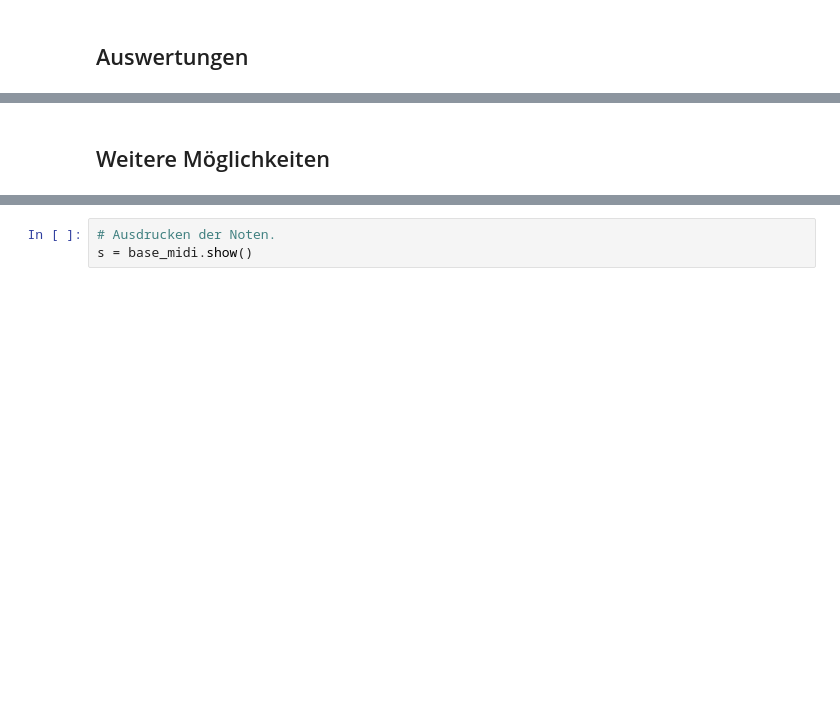
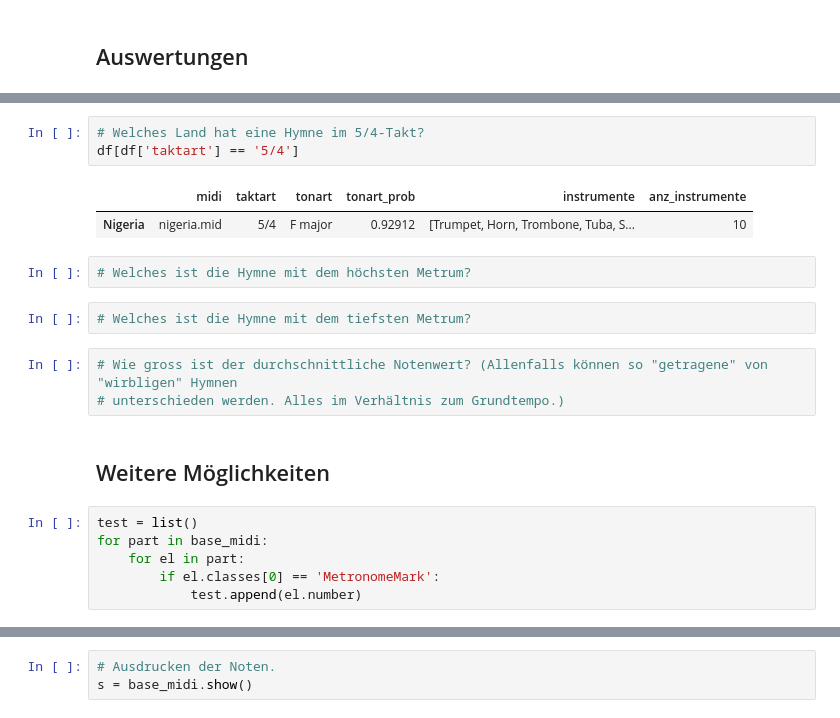
Before and after one commit to tamedia-ddj/2019-07_nationalhymnen, a Jupyter notebook: 2_nationalhymnen_musikanalyse.ipynb, the cells around one changed output, grey strips where cells are left out. Drawn from its saved outputs; the diff is of its cells as text; blank space fills up the shorter version.

```diff
--- a/2_nationalhymnen_musikanalyse.ipynb
+++ b/2_nationalhymnen_musikanalyse.ipynb
@@ -85,2 +157,21 @@ Name: tonart, dtype: int64
+# %%
+# Welches Land hat eine Hymne im 5/4-Takt?
+df[df['taktart'] == '5/4']
+# %% [output]
+|  | midi | taktart | tonart | tonart_prob | instrumente | anz_instrumente |
+| Nigeria | nigeria.mid | 5/4 | F major | 0.92912 | [Trumpet, Horn, Trombone, Tuba, S... | 10 |
+# %%
+# Welches ist die Hymne mit dem höchsten Metrum?
+# %%
+# Welches ist die Hymne mit dem tiefsten Metrum?
+# %%
+# Wie gross ist der durchschnittliche Notenwert? (Allenfalls können so "getragene" von "wirbligen" Hymnen
+# unterschieden werden. Alles im Verhältnis zum Grundtempo.)
 # %% [markdown]
 ## Weitere Möglichkeiten
+# %%
+test = list()
+for part in base_midi:
+    for el in part:
+        if el.classes[0] == 'MetronomeMark':
+            test.append(el.number)
```
Also changed, not shown: parts of 13 cells of this notebook, 2 other files.
